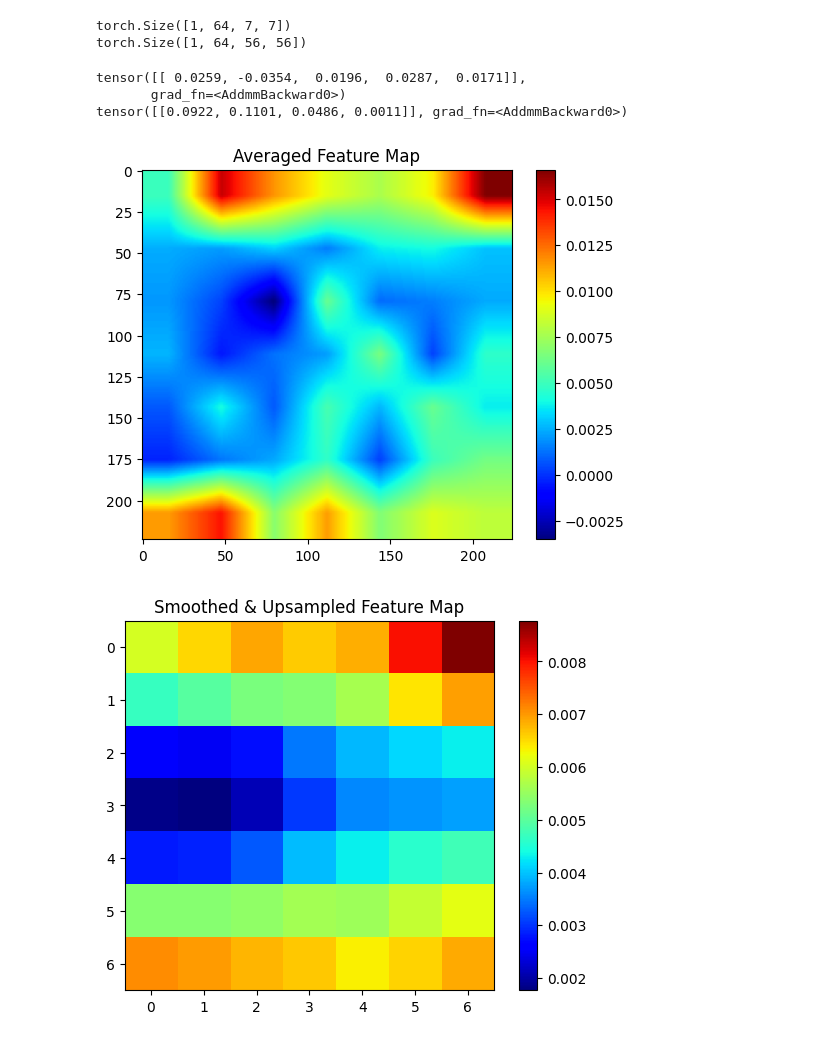
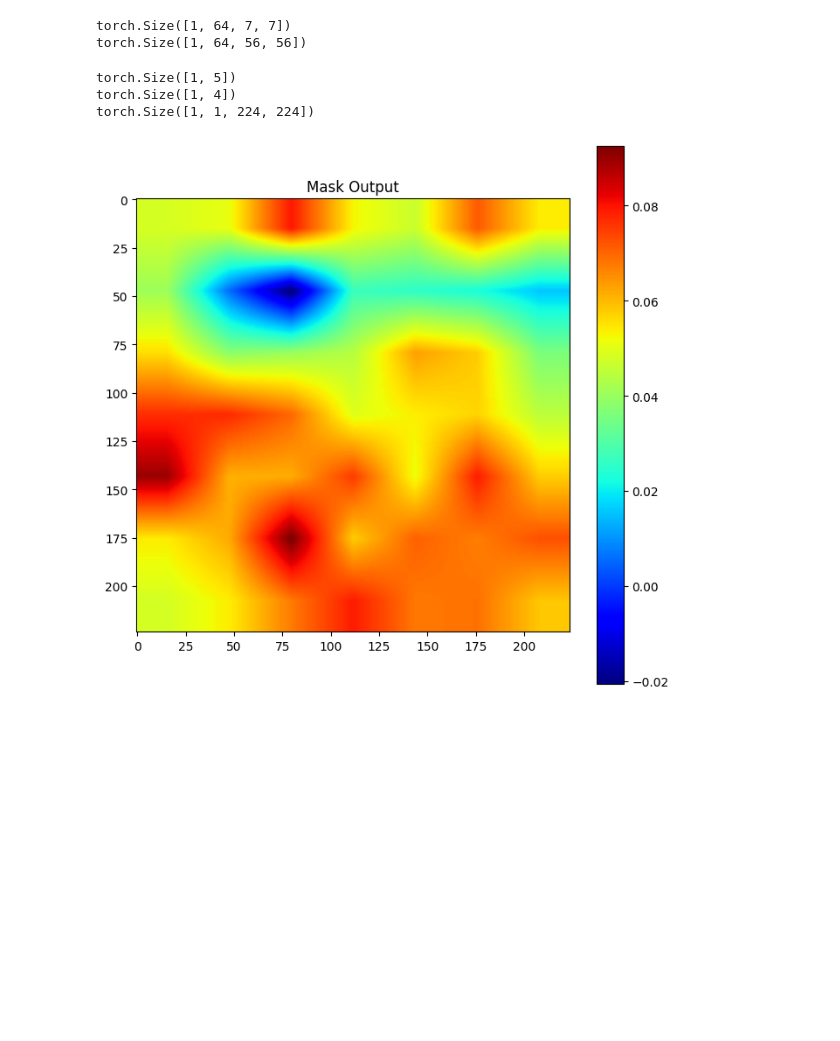
Before and after one commit to anonymousdanial/MHNet, a Jupyter notebook: BobTheBuilder.ipynb, the cells around one changed output. Drawn from its saved outputs; the diff is of its cells as text; code cells hidden in the pictures; blank space fills up the shorter version.

```diff
--- a/BobTheBuilder.ipynb
+++ b/BobTheBuilder.ipynb
@@ -55,42 +55,26 @@ print(branch.shape)
 torch.Size([1, 64, 7, 7])
 torch.Size([1, 64, 56, 56])
 # %%
-cls_out, reg_out, recovered = crfcs(ROI, branch)
-print(cls_out)
-print(reg_out)
+cls_out, reg_out, recovered, mask = crfcs(ROI, branch)
+print(cls_out.shape)
+print(reg_out.shape)
+print(mask.shape)
 # %% [output]
-tensor([[ 0.0259, -0.0354,  0.0196,  0.0287,  0.0171]],
-       grad_fn=<AddmmBackward0>)
-tensor([[0.0922, 0.1101, 0.0486, 0.0011]], grad_fn=<AddmmBackward0>)
+torch.Size([1, 5])
+torch.Size([1, 4])
+torch.Size([1, 1, 224, 224])
-# %%
-import matplotlib.pyplot as plt
-import torch.nn.functional as F
-from torchvision.transforms import GaussianBlur
-
-
-
-
-avg_map = recovered.mean(dim=1)  # [1, 7, 7]
-
-plt.imshow(avg_map[0].detach().cpu(), cmap='jet')
-plt.title("Averaged Feature Map")
-plt.colorbar()
-plt.show()
-
-avg_map = recovered.mean(dim=1, keepdim=True)  # [1, 1, 7, 7]
-
-# 1️⃣ Upsample to higher resolution (e.g., 224x224)
-upsampled = F.interpolate(avg_map, size=(7,7), mode='bilinear', align_corners=True)
-
-# 2️⃣ Apply Gaussian blur
-blur = GaussianBlur(kernel_size=(7,7), sigma=(1.0,1.0))
-smoothed = blur(upsampled)
-
-# 3️⃣ Show result
-plt.imshow(smoothed[0, 0].detach().cpu(), cmap='jet')  # using 'jet' for heatmap look
-plt.title("Smoothed & Upsampled Feature Map")
-plt.colorbar()
-plt.show()
-# %% [output]
-[figure, removed]
-[figure, removed]
+# %%
+import matplotlib.pyplot as plt
+
+# Convert the mask tensor to numpy array and remove extra dimensions
+mask_np = mask.detach().squeeze().numpy()  # removes batch and channel dimensions
+
+# Create a figure
+plt.figure(figsize=(8, 8))
+plt.imshow(mask_np, cmap='jet')
+plt.colorbar()
+plt.title('Mask Output')
+plt.axis('on')
+plt.show()
+# %% [output]
+[figure, added]
```
Also changed, not shown: parts of 1 cell of this notebook, 3 other files.
